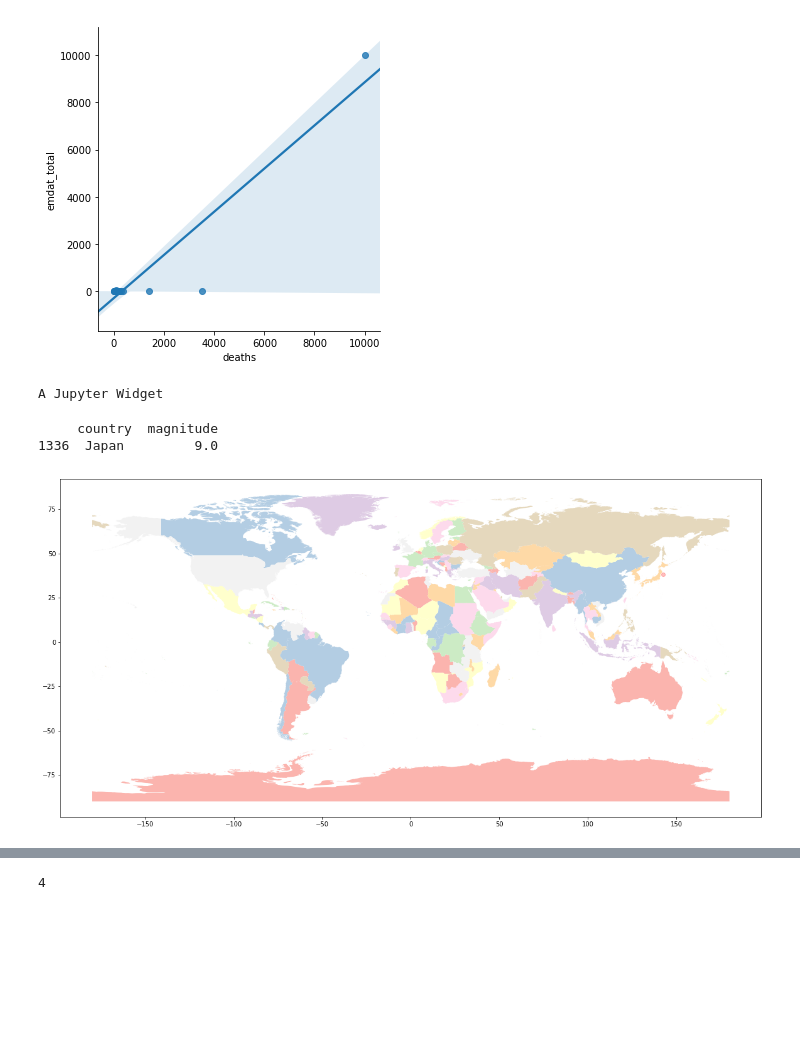
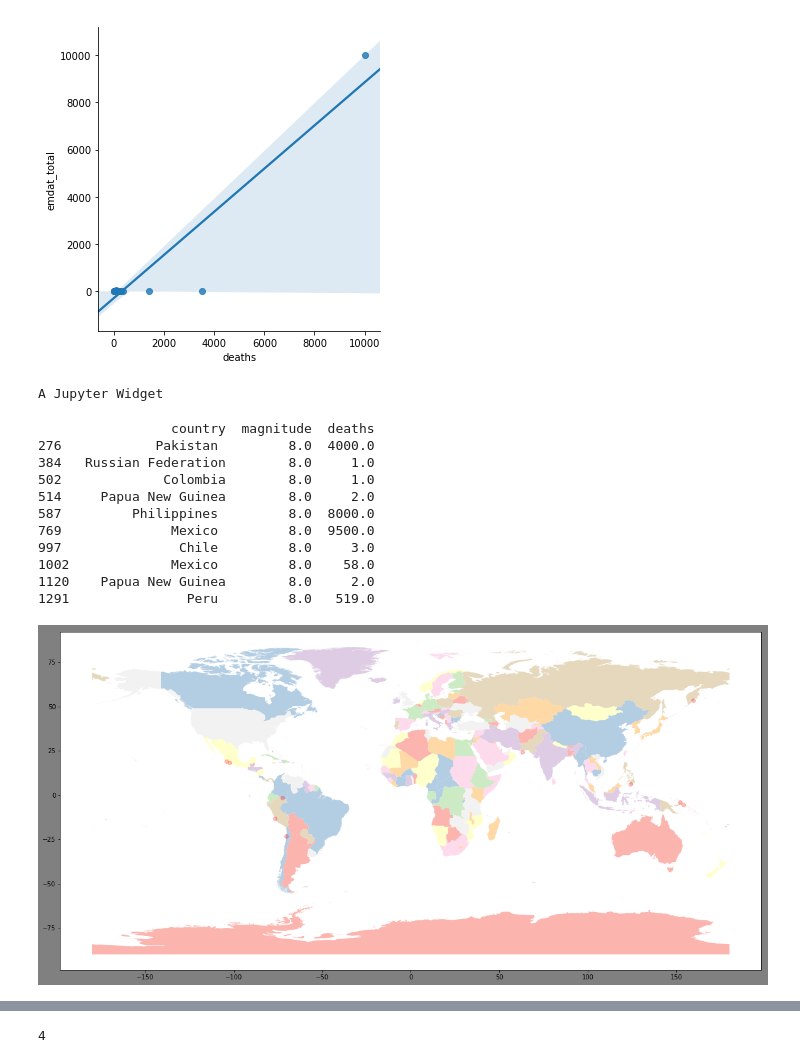
Before and after one commit to shrutijalewar/data-question-3-xtreme-united, a Jupyter notebook: Assigment3.ipynb, the cells around one changed output, grey strips where cells are left out. Drawn from its saved outputs; the diff is of its cells as text; code cells hidden in the pictures; blank space fills up the shorter version.

Commit message:
adding Deaths to map

```diff
--- a/Assigment3.ipynb
+++ b/Assigment3.ipynb
@@ -264,37 +264,48 @@ magnitude.insert(0, 'Select a Magnitude')
 # # #create the widget
 magnitude_dropdown = widgets.Dropdown(
     options = magnitude,
     value = 'Select a Magnitude',
     description = 'Magnitude:',
     disabled = False,
 )
 
 # # #define the behavior you want when a widget event is triggered (handler)
 def response(change):
     clear_output()
     display(magnitude_dropdown)
     drop_down_value = change['new']
 
     query_text = "magnitude == " + "'" + str(drop_down_value) + "'"
     world_df = eq_df.query(query_text)
 
     #print(world_df.head(10))
-    print(world_df[['country','magnitude']])
+    print(world_df[['country','magnitude','deaths']])
 
 
-    fig, ax = plt.subplots(figsize = (20, 20), subplot_kw = {'aspect':'equal'})
-    base = world.plot(column = 'NAME', legend = False, ax = ax, cmap = 'Pastel1', markersize = 7)
+    fig, ax = plt.subplots(figsize = (20, 20), subplot_kw = {'aspect':'equal'},facecolor='gray')
+    base = world.plot(column = 'NAME', legend = False, ax = ax, cmap = 'Pastel1',markersize = 7)
     plt.scatter(x = world_df['long'], y = world_df['lat'], alpha = 0.25, color = 'red')
 
 
 
 #specify the event trigger
 magnitude_dropdown.observe(response, names='value')
 #display widget
 display(magnitude_dropdown)
+fig, ax = plt.subplots(figsize = (20, 20), subplot_kw = {'aspect':'equal'},facecolor='gray')
+base = world.plot(column = 'NAME', legend = False, ax = ax, cmap = 'Pastel1',markersize = 7)
 # %% [output]
 A Jupyter Widget
-     country  magnitude
-1336  Japan         9.0
+                 country  magnitude  deaths
+276            Pakistan         8.0  4000.0
+384   Russian Federation        8.0     1.0
+502             Colombia        8.0     1.0
+514     Papua New Guinea        8.0     2.0
+587         Philippines         8.0  8000.0
+769              Mexico         8.0  9500.0
+997               Chile         8.0     3.0
+1002             Mexico         8.0    58.0
+1120    Papua New Guinea        8.0     2.0
+1291               Peru         8.0   519.0
-[figure, old version]
+[figure, new version]
 # %%
```
Also changed, not shown: parts of 1 cell of this notebook.
